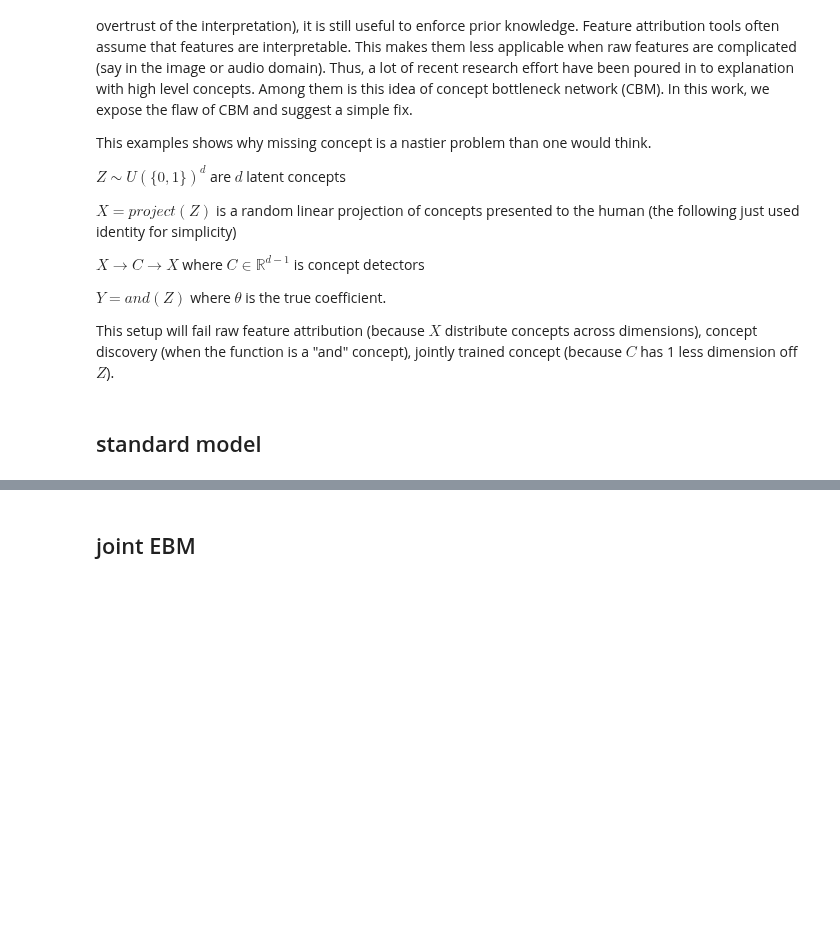
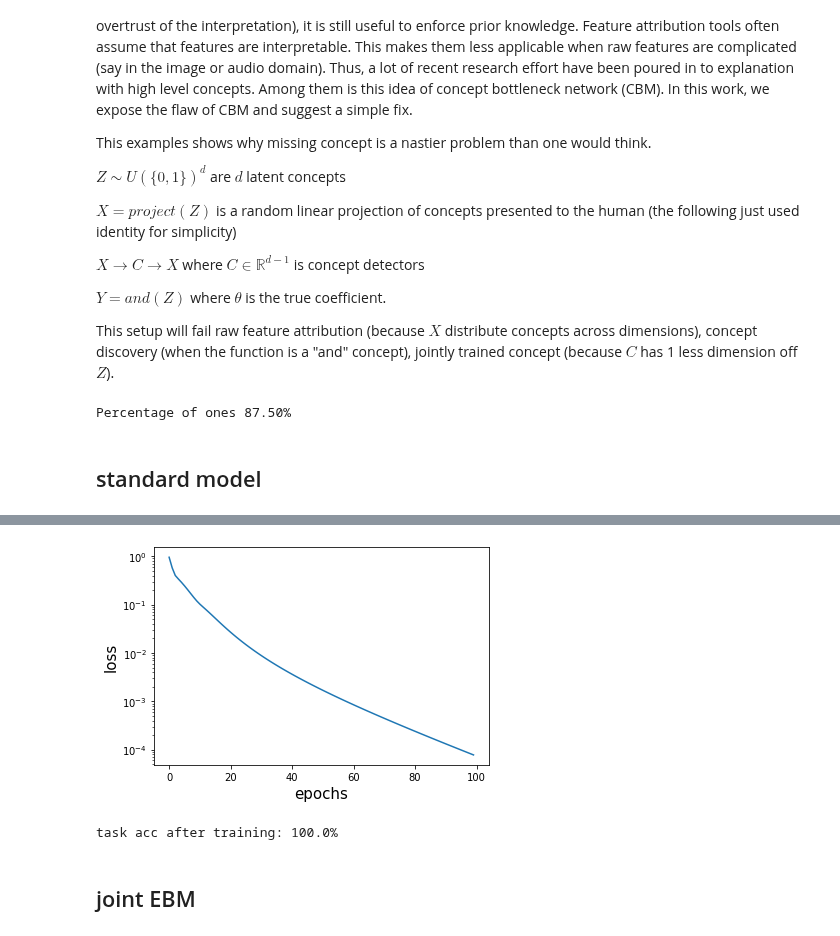
Before and after one commit to nathanwang000/ConceptCredibleModel, a Jupyter notebook: CCM.ipynb, the cells around one changed output, grey strips where cells are left out. Cells and saved outputs as stored; diff of their text form; code cells hidden in the pictures; blank space fills up the shorter version.

```diff
--- a/CCM.ipynb
+++ b/CCM.ipynb
@@ -32,19 +33,27 @@ $Y = and(Z)$ where $\theta$ is the true coefficient.
 This setup will fail raw feature attribution (because $X$ distribute concepts across dimensions), concept discovery (when the function is a "and" concept), jointly trained concept (because $C$ has 1 less dimension off $Z$).
 # %%
 n = 10000
-d = 3
+d = 3 # true number of concepts needed for classification
 bs = 100
-n_concepts = 1 #d-1
+n_concepts = 1 # number concepts to learn for EBM
+n_epochs = 100
+top_n = 10 # number of nearest neibhor examples to show
 
 def gen_data(n, d):
     Z = np.random.choice([0, 1], (n, d))
     X = Z
-    Y = np.logical_and(*[Z[:, i] for i in range(Z.shape[1])]) # and of the arguments
+    # and of the arguments
+    Y = np.ones(n)
+    for i in range(d):
+        Y = np.logical_and(Y, Z[:, i])
 
     return torch.from_numpy(X).float(), torch.from_numpy(Y).long(), torch.from_numpy(Z).float()
 
 X, Y, Z = gen_data(n, d)
 X_te, Y_te, Z_te = gen_data(n, d)
+print(f'Percentage of ones {(1-0.5**d)*100:.2f}%')
+# %% [output]
+Percentage of ones 87.50%
 # %%
 class MLP(nn.Module):
 
@@ -65,6 +74,15 @@ class MLP(nn.Module):
         x = x.view(-1, self.neuron_sizes[0])
         return self.classifier(x)
 
+def plot_log(log, key="loss"):
+    '''log is train log [{epoch: xxx, loss: xxx}]'''
+    x = [item['epoch'] for item in log]
+    y = [item[key] for item in log]
+    plt.semilogy(x, y)
+    plt.xlabel('epochs', fontsize=15)
+    plt.ylabel(key, fontsize=15)
+    plt.plot()
+
 def train_step_standard(net, loader, opt, criterion, device='cpu'):
     losses = []
     for x, y in loader:
@@ -78,7 +96,8 @@ def train_step_standard(net, loader, opt, criterion, device='cpu'):
     return losses
 
 def train(net, loader, opt, train_step=train_step_standard,
-          criterion=F.cross_entropy, n_epochs=10, report_every=1, device="cpu"):
+          criterion=F.cross_entropy, n_epochs=10, report_every=1,
+          device="cpu"):
     net.train()
     train_log, losses = [], []
 
@@ -87,18 +106,15 @@ def train(net, loader, opt, train_step=train_step_standard,
         _losses = train_step(net, loader, opt, criterion, device=device)
         losses.extend(_losses)
 
-        # for reporting
-        if i % report_every == 0:
+        train_report = {"loss": np.mean(losses[-len(loader):])}
 
-            train_report = {"loss": np.mean(losses[-len(loader):])}
-
-            # print out report
+        if (i+1) % report_every == 0: # report loss
             print('epoch {:>3}: '.format(i) + ' '.join('{} {:.3e}'.format(
                       name, val
                   ) for name, val in train_report.items()))
 
-            train_report.update({'epoch': i})
-            train_log.append(train_report)
+        train_report.update({'epoch': i})
+        train_log.append(train_report)
 
     return train_log
 
@@ -127,15 +143,15 @@ loader_xyz_te = DataLoader(TensorDataset(X_te, Y_te, Z_te), batch_size=bs, shuff
 # %% [markdown]
 ## standard model
 # %%
-def standard_model(loader_xy, d):
+def standard_model(loader_xy, d, n_epochs=10, report_every=1, plot=True):
     # regular model
     net = MLP([d, d * 2, 2])
 
     # train
     opt = optim.Adam(net.parameters())
-    train(net, loader_xy, opt)
+    log = train(net, loader_xy, opt, n_epochs=n_epochs, report_every=report_every)
+    if plot: plot_log(log)
     return net
 
-standard_net = standard_model(loader_xy, d)
-print('task acc after training: {:.1f}%'.format(test(standard_net, loader_xy_te, acc_criterion) * 100))
+standard_net = standard_model(loader_xy, d, n_epochs=n_epochs, report_every=n_epochs//10)
 # %% [output]
@@ -153,3 +168,8 @@ task acc after training: 100.0%
+[figure, added]
+# %%
+print('task acc after training: {:.1f}%'.format(test(standard_net, loader_xy_te, acc_criterion) * 100))
+# %% [output]
+task acc after training: 100.0%
 # %% [markdown]
 ## joint EBM
 # %%
```
Also changed, not shown: parts of 12 cells of this notebook, 3 other files.
